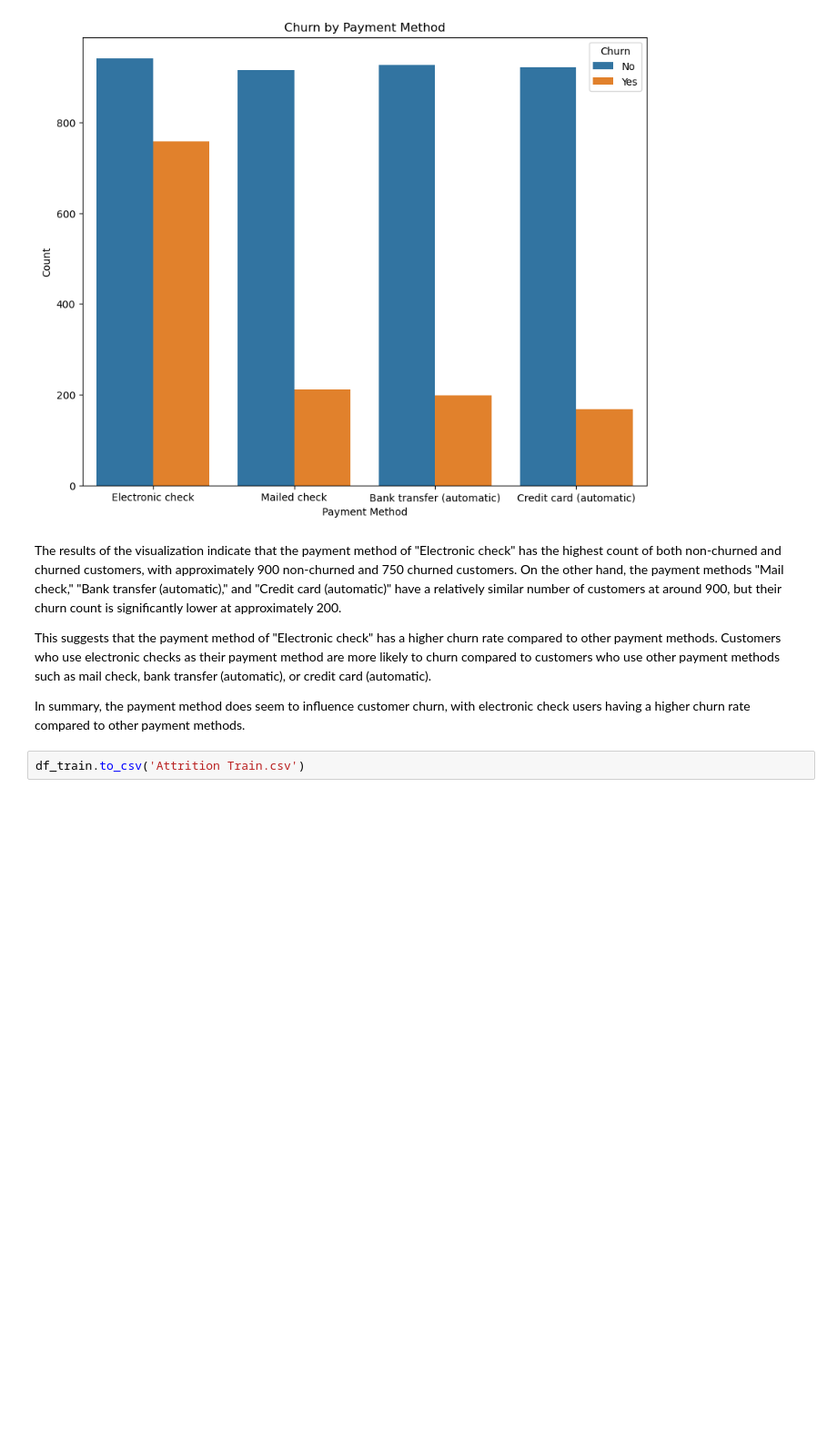
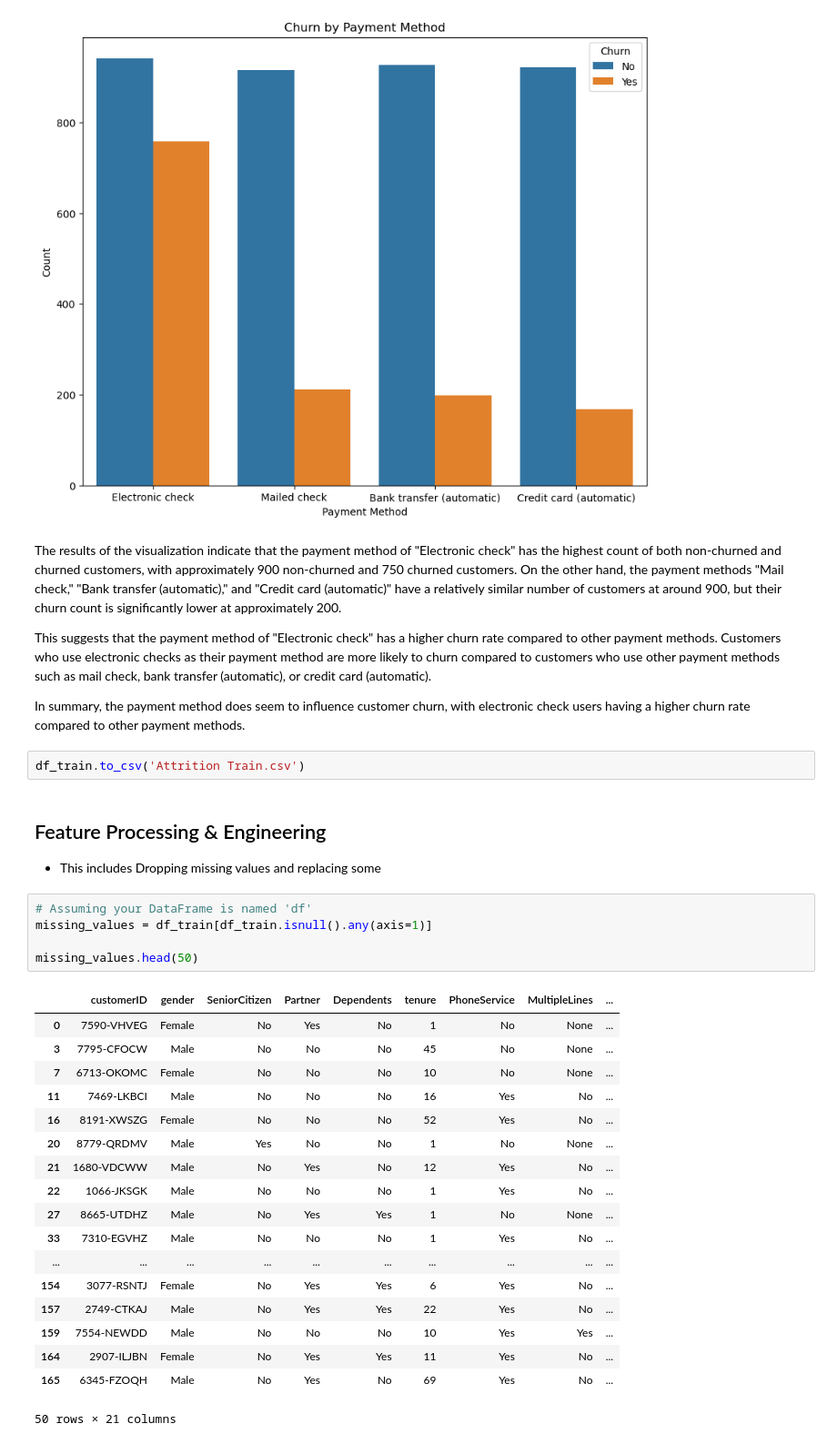
Before and after one commit to Israel-Anaba/Classification-Project-Customer-Attrition-Case, a Jupyter notebook: Customer Churn .ipynb, the cells around one changed output. Shown at 91% size. Saved outputs shown, nothing was run; the diff lists cells and outputs as text; blank space fills up the shorter version.

```diff
--- a/Customer Churn .ipynb
+++ b/Customer Churn .ipynb
@@ -788,3 +808,31 @@ This suggests that the payment method of "Electronic check" has a higher churn r
 In summary, the payment method does seem to influence customer churn, with electronic check users having a higher churn rate compared to other payment methods.
 # %%
 df_train.to_csv('Attrition Train.csv')
+# %% [markdown]
+## Feature Processing & Engineering
+
+* This includes Dropping missing values and replacing some
+# %%
+# Assuming your DataFrame is named 'df'
+missing_values = df_train[df_train.isnull().any(axis=1)]
+
+missing_values.head(50)
+# %% [output]
+|  | customerID | gender | SeniorCitizen | Partner | Dependents | tenure | PhoneService | MultipleLines | ... |
+| 0 | 7590-VHVEG | Female | No | Yes | No | 1 | No | None | ... |
+| 3 | 7795-CFOCW | Male | No | No | No | 45 | No | None | ... |
+| 7 | 6713-OKOMC | Female | No | No | No | 10 | No | None | ... |
+| 11 | 7469-LKBCI | Male | No | No | No | 16 | Yes | No | ... |
+| 16 | 8191-XWSZG | Female | No | No | No | 52 | Yes | No | ... |
+| 20 | 8779-QRDMV | Male | Yes | No | No | 1 | No | None | ... |
+| 21 | 1680-VDCWW | Male | No | Yes | No | 12 | Yes | No | ... |
+| 22 | 1066-JKSGK | Male | No | No | No | 1 | Yes | No | ... |
+| 27 | 8665-UTDHZ | Male | No | Yes | Yes | 1 | No | None | ... |
+| 33 | 7310-EGVHZ | Male | No | No | No | 1 | Yes | No | ... |
+| ... | ... | ... | ... | ... | ... | ... | ... | ... | ... |
+| 154 | 3077-RSNTJ | Female | No | Yes | Yes | 6 | Yes | No | ... |
+| 157 | 2749-CTKAJ | Male | No | Yes | Yes | 22 | Yes | No | ... |
+| 159 | 7554-NEWDD | Male | No | No | No | 10 | Yes | Yes | ... |
+| 164 | 2907-ILJBN | Female | No | Yes | Yes | 11 | Yes | No | ... |
+| 165 | 6345-FZOQH | Male | No | Yes | No | 69 | Yes | No | ... |
+50 rows × 21 columns
```
Also changed, not shown: parts of 39 cells of this notebook.
